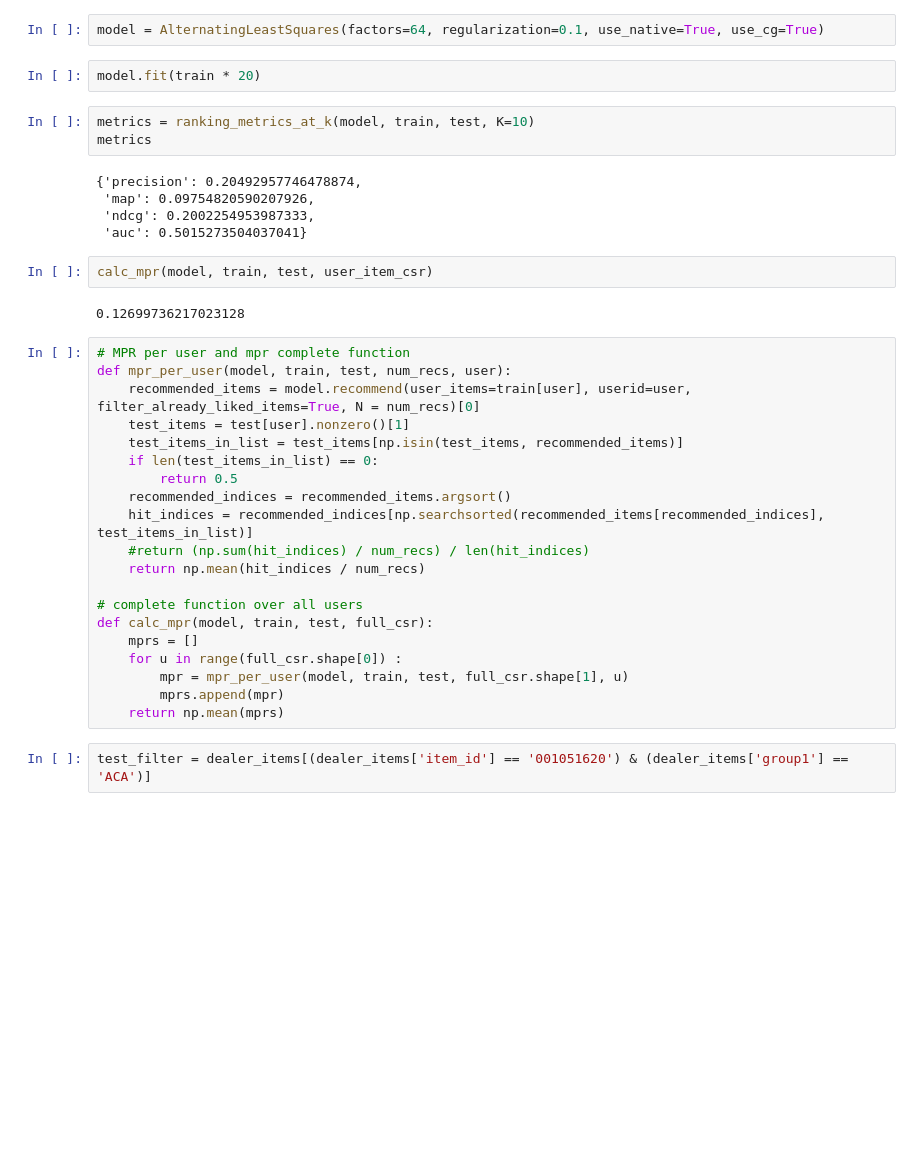
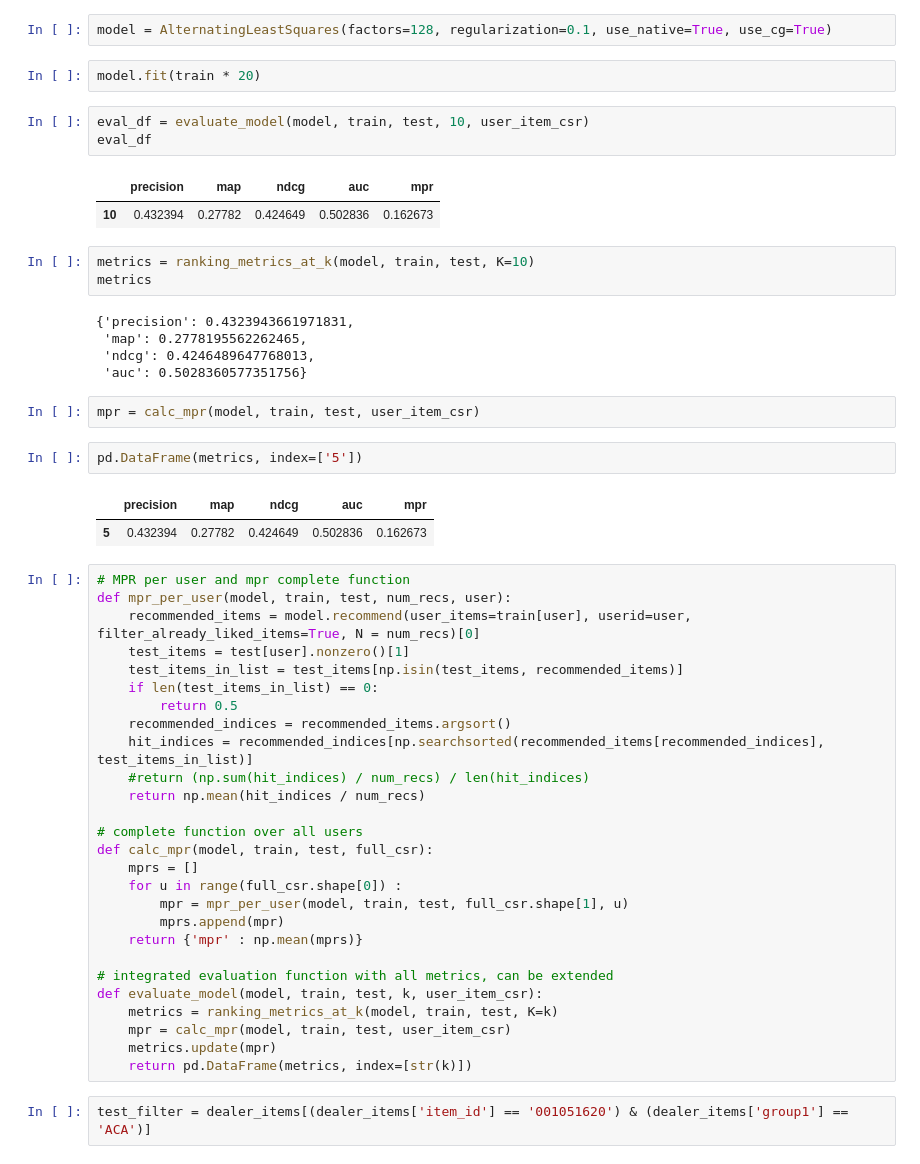
Before and after one commit to ChristophBarkey/Implicit_CF, a Jupyter notebook: file_import.ipynb, the cells around one changed output. Saved outputs shown, nothing was run; the diff lists cells and outputs as text; blank space fills up the shorter version.

Commit message:
added evaluate func

```diff
--- a/file_import.ipynb
+++ b/file_import.ipynb
@@ -103,21 +101,30 @@ from implicit.als import AlternatingLeastSquares
 # %%
 train, test = train_test_split(user_item_csr)
 # %%
-model = AlternatingLeastSquares(factors=64, regularization=0.1, use_native=True, use_cg=True)
+model = AlternatingLeastSquares(factors=128, regularization=0.1, use_native=True, use_cg=True)
 # %%
 model.fit(train * 20)
+# %%
+eval_df = evaluate_model(model, train, test, 10, user_item_csr)
+eval_df
+# %% [output]
+|  | precision | map | ndcg | auc | mpr |
+| 10 | 0.432394 | 0.27782 | 0.424649 | 0.502836 | 0.162673 |
 # %%
 metrics = ranking_metrics_at_k(model, train, test, K=10)
 metrics
 # %% [output]
-{'precision': 0.20492957746478874,
- 'map': 0.09754820590207926,
- 'ndcg': 0.2002254953987333,
- 'auc': 0.5015273504037041}
+{'precision': 0.4323943661971831,
+ 'map': 0.2778195562262465,
+ 'ndcg': 0.4246489647768013,
+ 'auc': 0.5028360577351756}
 # %%
-calc_mpr(model, train, test, user_item_csr)
+mpr = calc_mpr(model, train, test, user_item_csr)
-# %% [output]
-0.12699736217023128
+# %%
+pd.DataFrame(metrics, index=['5'])
+# %% [output]
+|  | precision | map | ndcg | auc | mpr |
+| 5 | 0.432394 | 0.27782 | 0.424649 | 0.502836 | 0.162673 |
 # %%
 # MPR per user and mpr complete function
 def mpr_per_user(model, train, test, num_recs, user):
@@ -137,7 +144,14 @@ def calc_mpr(model, train, test, full_csr):
     for u in range(full_csr.shape[0]) :
         mpr = mpr_per_user(model, train, test, full_csr.shape[1], u)
         mprs.append(mpr)
-    return np.mean(mprs)
+    return {'mpr' : np.mean(mprs)}
+
+# integrated evaluation function with all metrics, can be extended
+def evaluate_model(model, train, test, k, user_item_csr):
+    metrics = ranking_metrics_at_k(model, train, test, K=k)
+    mpr = calc_mpr(model, train, test, user_item_csr)
+    metrics.update(mpr)
+    return pd.DataFrame(metrics, index=[str(k)])
 # %%
 test_filter = dealer_items[(dealer_items['item_id'] == '001051620') & (dealer_items['group1'] == 'ACA')]
 # %%
```
Also changed, not shown: parts of 2 cells of this notebook.
